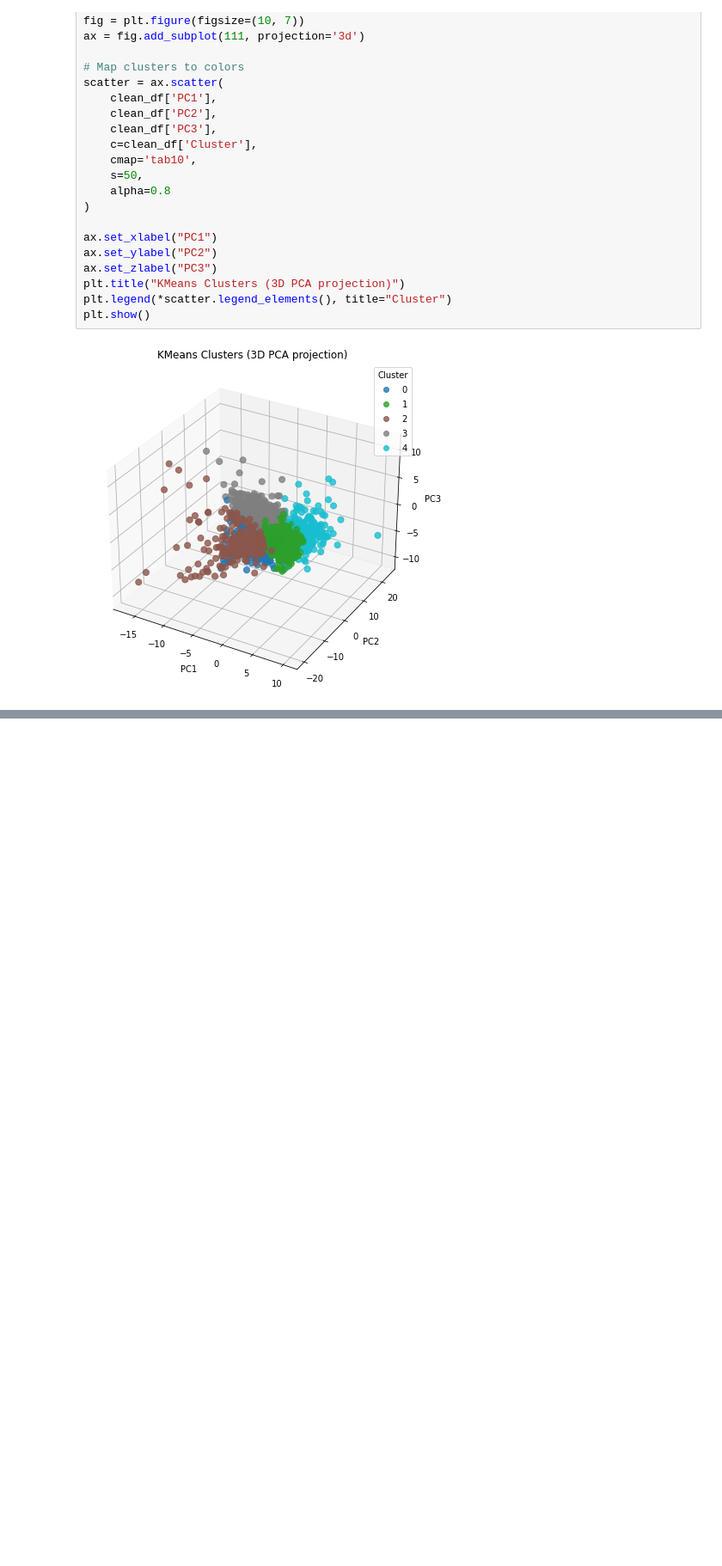
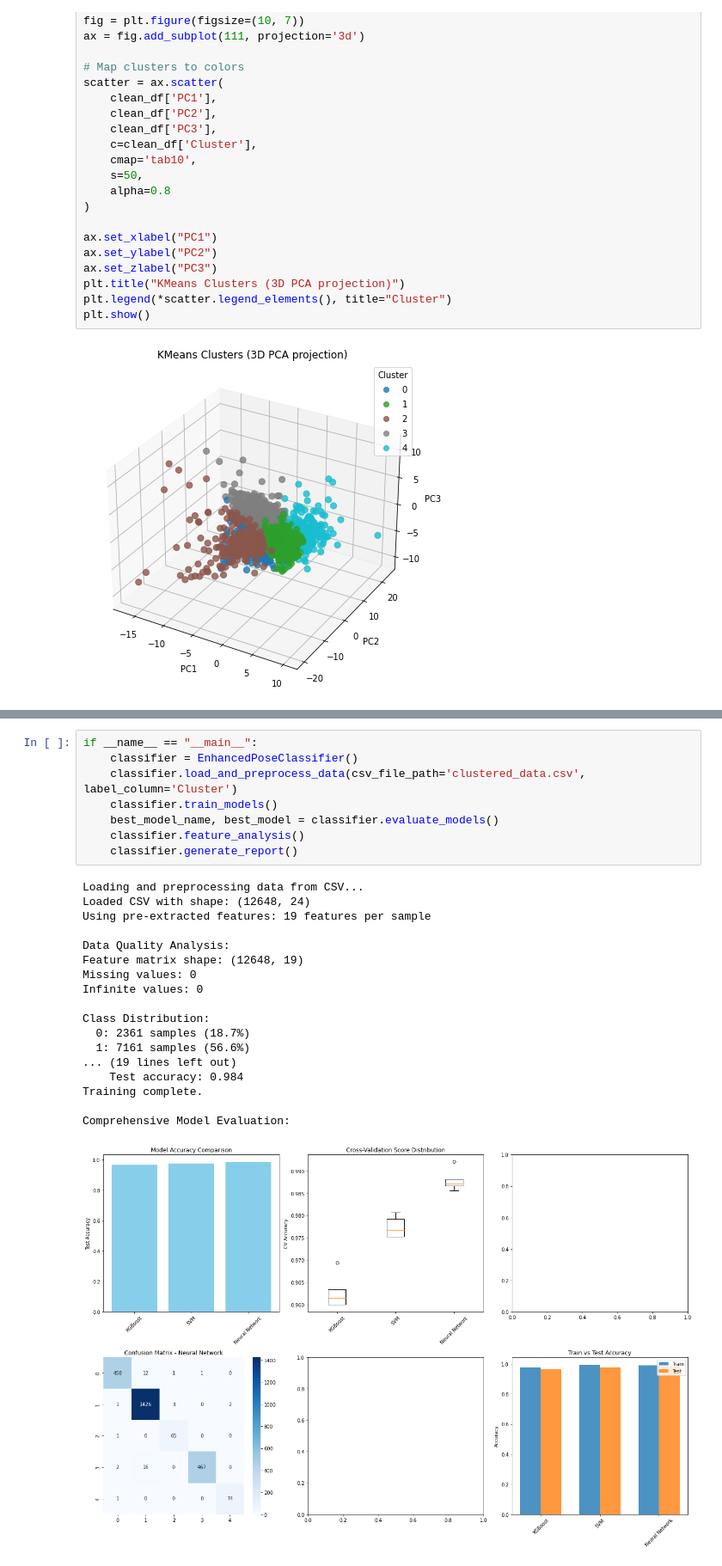
Before and after one commit to LiubovRev/sense_project, a Jupyter notebook: pose_classification/pose_classification_new.ipynb, the cells around one changed output, grey strips where cells are left out. Shown at 86% size. Drawn from its saved outputs; the diff is of its cells as text; blank space fills up the shorter version.

Commit message:
train models on clustered data

```diff
--- a/pose_classification/pose_classification_new.ipynb
+++ b/pose_classification/pose_classification_new.ipynb
@@ -436,0 +948,27 @@ plt.show()
+# %%
+if __name__ == "__main__":
+    classifier = EnhancedPoseClassifier()
+    classifier.load_and_preprocess_data(csv_file_path='clustered_data.csv', label_column='Cluster')
+    classifier.train_models()
+    best_model_name, best_model = classifier.evaluate_models()
+    classifier.feature_analysis()
+    classifier.generate_report()
+# %% [output]
+Loading and preprocessing data from CSV...
+Loaded CSV with shape: (12648, 24)
+Using pre-extracted features: 19 features per sample
+
+Data Quality Analysis:
+Feature matrix shape: (12648, 19)
+Missing values: 0
+Infinite values: 0
+
+Class Distribution:
+  0: 2361 samples (18.7%)
+  1: 7161 samples (56.6%)
+... (19 lines left out)
+    Test accuracy: 0.984
+Training complete.
+
+Comprehensive Model Evaluation:
+[figure, added]
```
Also changed, not shown: parts of 4 cells of this notebook.
